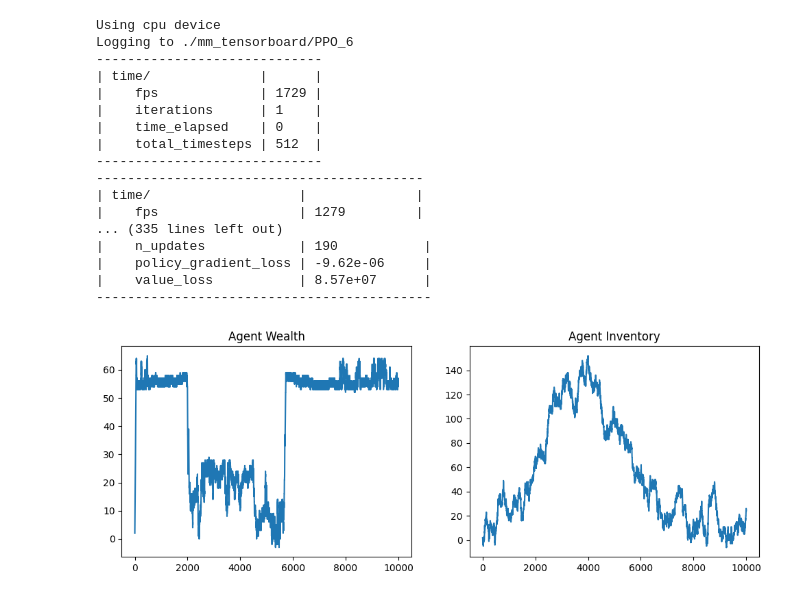
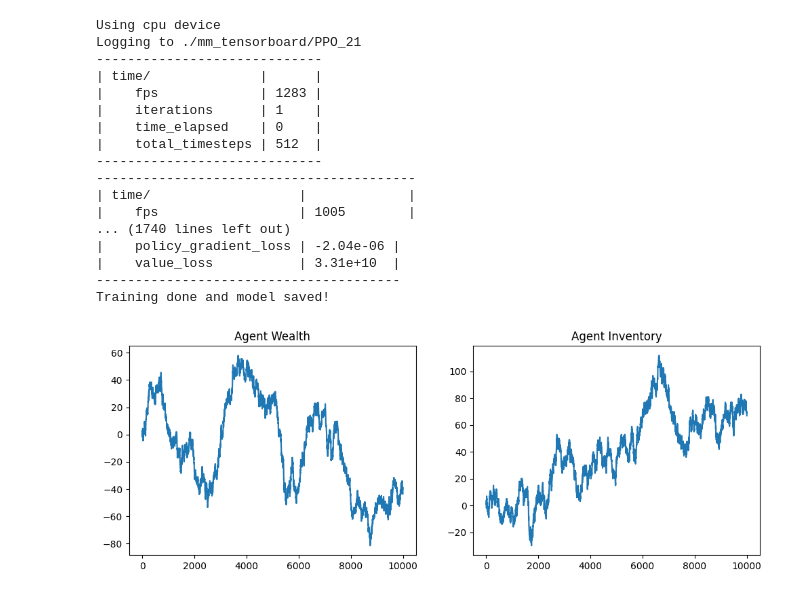
Before and after one commit to alanroyce2010/Rl-MM, a Jupyter notebook: LOB.ipynb, the cells around one changed output. Drawn from its saved outputs; the diff is of its cells as text; code cells hidden in the pictures.

Commit message:
written the rl agent

```diff
--- a/LOB.ipynb
+++ b/LOB.ipynb
@@ -380,7 +236,7 @@ warnings.filterwarnings('ignore')
 class MarketMakerEnv(gym.Env):
     metadata = {"render.modes": ["human"]}
 
-    def __init__(self):
+    def __init__(self, arrival_process="poisson"):
         super(MarketMakerEnv, self).__init__()
 
         # Action space: 16 discrete actions (bid_offset 0–3 × ask_offset 0–3)
@@ -392,9 +248,18 @@ class MarketMakerEnv(gym.Env):
         obs_high = np.array([1e6, 1e3, 1e4, 1e4, 100, 1e6], dtype=np.float32)
         self.observation_space = spaces.Box(obs_low, obs_high, dtype=np.float32)
         # Parameters for penalties
-        self.inventory_limit = 100
+        self.inventory_limit = 50
         self.inventory_penalty_coeff = 0.1
         self.transaction_fee_rate = 0.001
+        self.arrival_process = arrival_process
+        self.arrival_rate = 5.0           # Poisson λ per step
+        self.hawkes_mu = 0.5             # baseline intensity
+        self.hawkes_alpha = 0.8          # excitation per event
+        self.hawkes_beta = 1.5           # decay rate
+        self.hawkes_history = []         # store past arrivals (time stamps)
+
+        # LOB instance
+        self.lob = LimitOrderBook()
         # Internal state
         self.reset()
 
@@ -417,6 +282,26 @@ class MarketMakerEnv(gym.Env):
         bid_offset = action // 4
         ask_offset = action % 4
 
+        n_orders = np.random.poisson(lam=self.arrival_rate)
+        for _ in range(n_orders):
+            side = np.random.choice(['bid', 'ask'])
+            order_type = np.random.choice(['limit', 'market'], p=[0.7, 0.3])
+            size = np.random.randint(1, 5)
+            if order_type == 'limit':
+                price = int(self.mid_price) + np.random.randint(-3, 4)  # within 3 ticks
+                self.lob.place_limit_order(Order(trader_id="bg", side=side,
+                                                price=price, size=size,
+                                                order_type='limit',
+                                                timestamp=self.lob.time))
+            else:
+                self.lob.place_market_order(side, size, trader_id="bg")
+
+        # advance time in LOB
+        self.lob.step_time()
+
+        # update environment state from LOB
+        self.mid_price = self.lob.mid()
+        self.spread = self.lob.best_ask() - self.lob.best_bid() if self.lob.best_bid() and self.lob.best_ask() else 1.0
         trade_direction = np.random.choice([-1, 0, 1])   # -1 sell, +1 buy, 0 no trade
         trade_size = np.random.choice([0,1,2])
 
@@ -441,9 +326,9 @@ class MarketMakerEnv(gym.Env):
         terminated = False  # no terminal condition yet
         truncated = False   # no time-limit truncation yet
         info = {}
-        if abs(self.agent_inventory) > self.inventory_limit:
-            done = True
-            reward -= 1000
+        # if abs(self.agent_inventory) > self.inventory_limit:
+        #     done = True
+        #     reward -= 1000000
         return obs, reward, terminated, truncated, info
 
     def render(self, mode="human"):
@@ -459,7 +344,6 @@ model = PPO(
     batch_size=64,
     ent_coef=0.01,
     tensorboard_log="./mm_tensorboard/",
-    device="cuda"
 )
 
 # Train agent
@@ -471,48 +355,48 @@ model.save("ppo_market_maker")
 print("Training done and model saved!")
 # %% [output]
 Using cpu device
-Logging to ./mm_tensorboard/PPO_6
+Logging to ./mm_tensorboard/PPO_21
 -----------------------------
 | time/              |      |
-|    fps             | 1729 |
+|    fps             | 1283 |
 |    iterations      | 1    |
 |    time_elapsed    | 0    |
 |    total_timesteps | 512  |
 -----------------------------
-------------------------------------------
-| time/                   |              |
-|    fps                  | 1279         |
-... (335 lines left out)
-|    n_updates            | 190           |
-|    policy_gradient_loss | -9.62e-06     |
-|    value_loss           | 8.57e+07      |
--------------------------------------------
+-----------------------------------------
+| time/                   |             |
+|    fps                  | 1005        |
+... (1740 lines left out)
+|    policy_gradient_loss | -2.04e-06 |
+|    value_loss           | 3.31e+10  |
+---------------------------------------
+Training done and model saved!
 # %%
 # Wrap in DummyVecEnv
 eval_env = DummyVecEnv([lambda: MarketMakerEnv()])
 
 # Load model
 model = PPO.load("ppo_market_maker")
 
 obs = eval_env.reset()
 wealth_history, inventory_history = [], []
 
 for step in range(10000):
-    action, _ = model.predict(obs, deterministic=True)
+    action, _ = model.predict(obs, deterministic=False)
     obs, reward, done, info = eval_env.step(action)
     wealth_history.append(eval_env.envs[0].agent_wealth)
     inventory_history.append(eval_env.envs[0].agent_inventory)
     if done:
         obs = eval_env.reset()
 
 # Plot results
 plt.figure(figsize=(12,4))
 plt.subplot(1,2,1)
 plt.plot(wealth_history)
 plt.title("Agent Wealth")
 plt.subplot(1,2,2)
 plt.plot(inventory_history)
 plt.title("Agent Inventory")
 plt.show()
 # %% [output]
-[figure, old version]
+[figure, new version]
```
Also changed, not shown: parts of 6 cells of this notebook, 1 other file.
